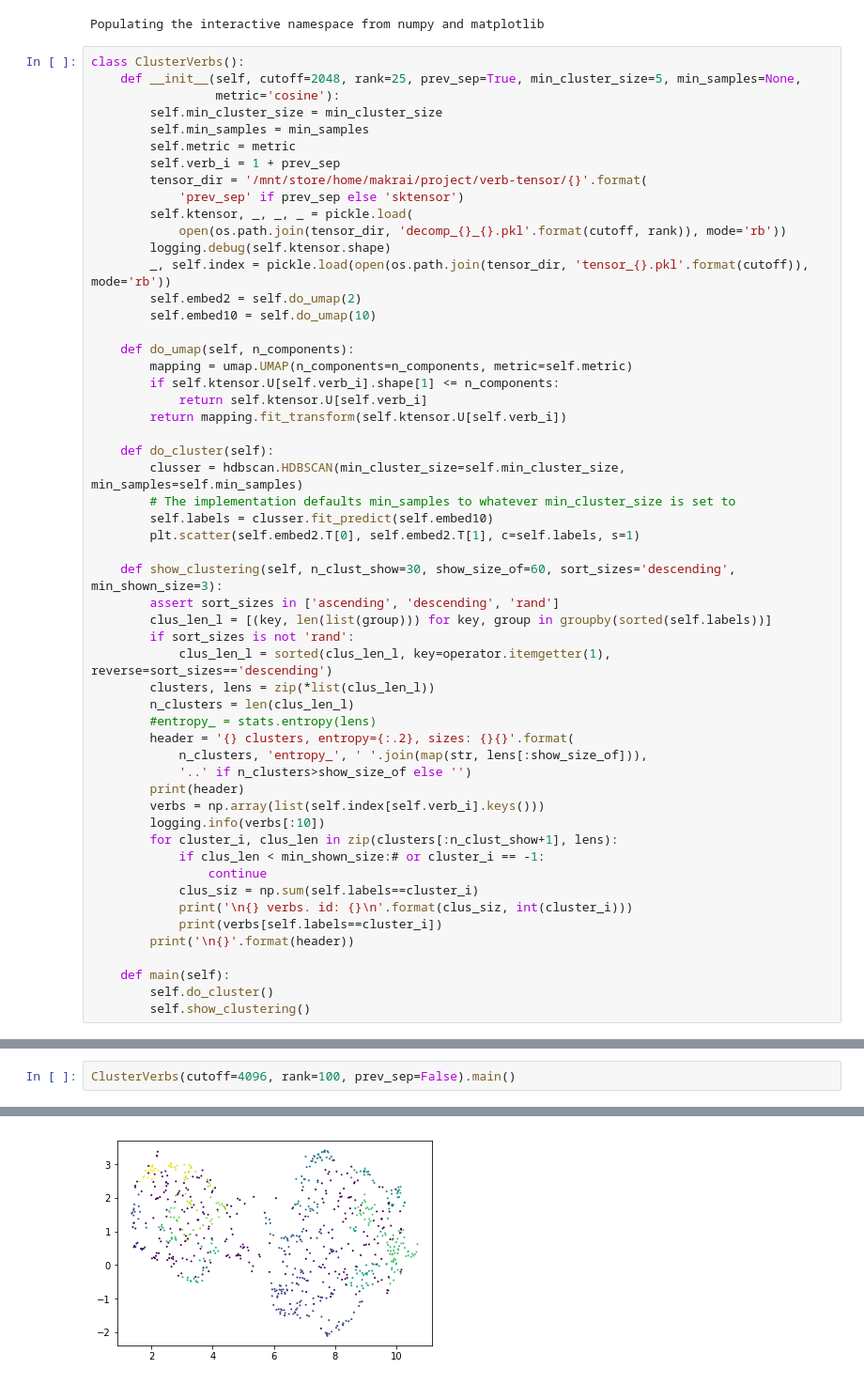
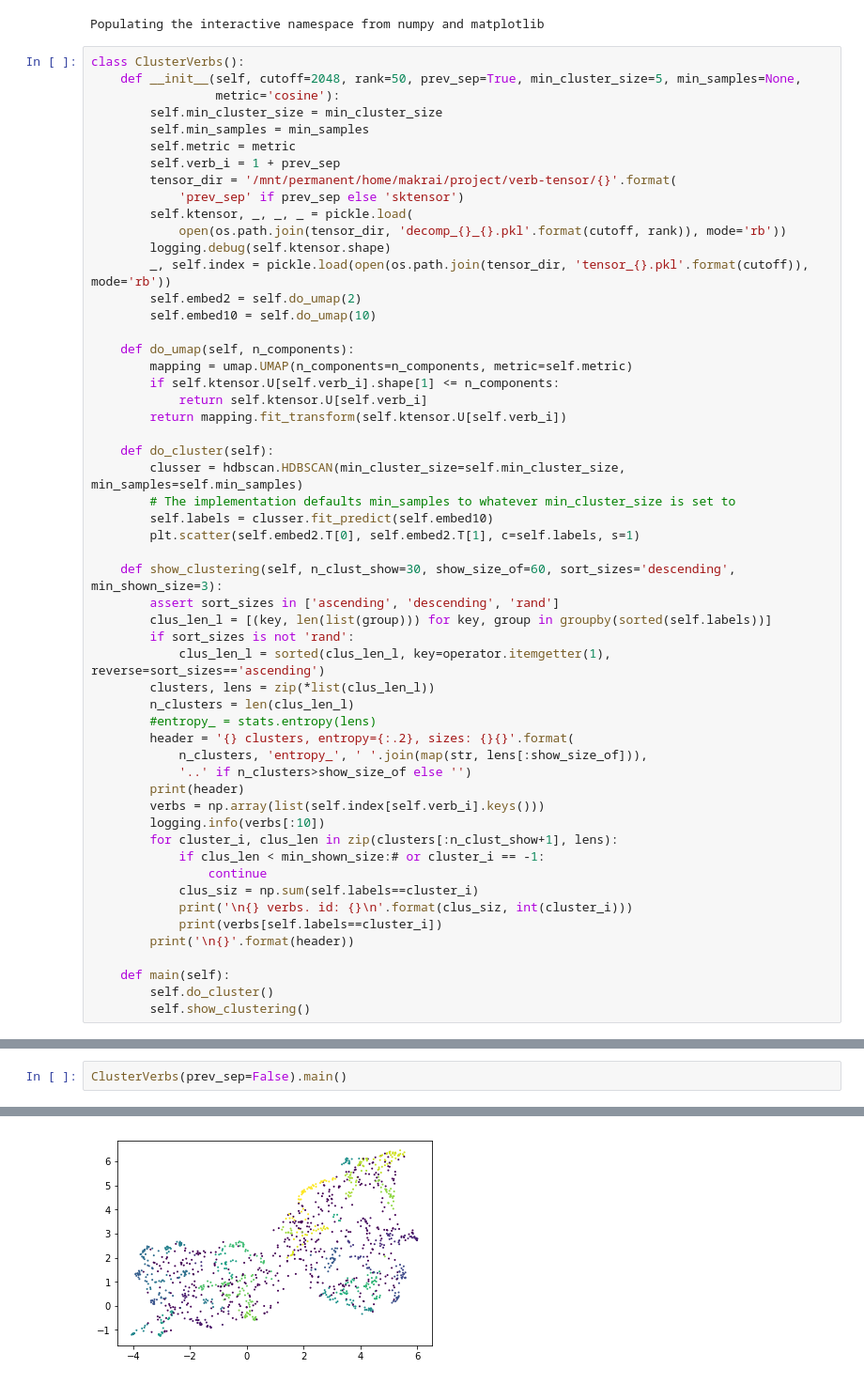
Before and after one commit to makrai/verb-tensor, a Jupyter notebook: cluster.ipynb, the cells around one changed output, grey strips where cells are left out. Shown at 94% size. Drawn from its saved outputs; the diff is of its cells as text.

```diff
--- a/cluster.ipynb
+++ b/cluster.ipynb
@@ -37,13 +37,13 @@ DEBUG    [211] Loaded backend module://ipykernel.pylab.backend_inline version un
 Populating the interactive namespace from numpy and matplotlib
 # %%
 class ClusterVerbs():
-    def __init__(self, cutoff=2048, rank=25, prev_sep=True, min_cluster_size=5, min_samples=None,
+    def __init__(self, cutoff=2048, rank=50, prev_sep=True, min_cluster_size=5, min_samples=None,
                  metric='cosine'):
         self.min_cluster_size = min_cluster_size
         self.min_samples = min_samples
         self.metric = metric
         self.verb_i = 1 + prev_sep
-        tensor_dir = '/mnt/store/home/makrai/project/verb-tensor/{}'.format(
+        tensor_dir = '/mnt/permanent/home/makrai/project/verb-tensor/{}'.format(
             'prev_sep' if prev_sep else 'sktensor')
         self.ktensor, _, _, _ = pickle.load(
             open(os.path.join(tensor_dir, 'decomp_{}_{}.pkl'.format(cutoff, rank)), mode='rb'))
@@ -68,7 +68,7 @@ class ClusterVerbs():
         assert sort_sizes in ['ascending', 'descending', 'rand']
         clus_len_l = [(key, len(list(group))) for key, group in groupby(sorted(self.labels))]
         if sort_sizes is not 'rand':
-            clus_len_l = sorted(clus_len_l, key=operator.itemgetter(1), reverse=sort_sizes=='descending')
+            clus_len_l = sorted(clus_len_l, key=operator.itemgetter(1), reverse=sort_sizes=='ascending')
         clusters, lens = zip(*list(clus_len_l))
         n_clusters = len(clus_len_l)
         #entropy_ = stats.entropy(lens)
@@ -121,3 +120,3 @@ DEBUG    [2515] update_title_pos
 # %%
-ClusterVerbs(cutoff=4096, rank=100, prev_sep=False).main()
+ClusterVerbs(prev_sep=False).main()
 # %% [output]
@@ -148 +147 @@ DEBUG    [2515] update_title_pos
-[figure, old version]
+[figure, new version]
```
Also changed, not shown: parts of 2 cells of this notebook.
